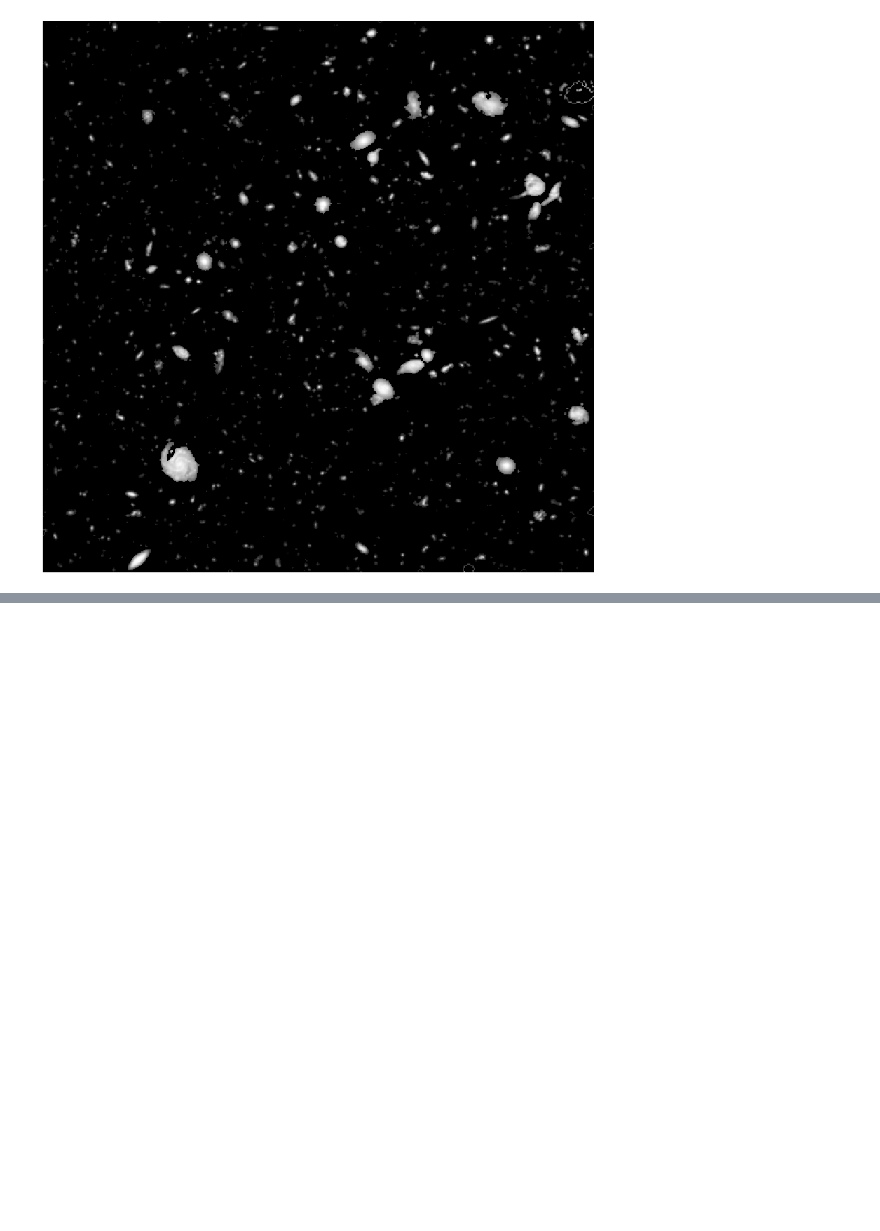
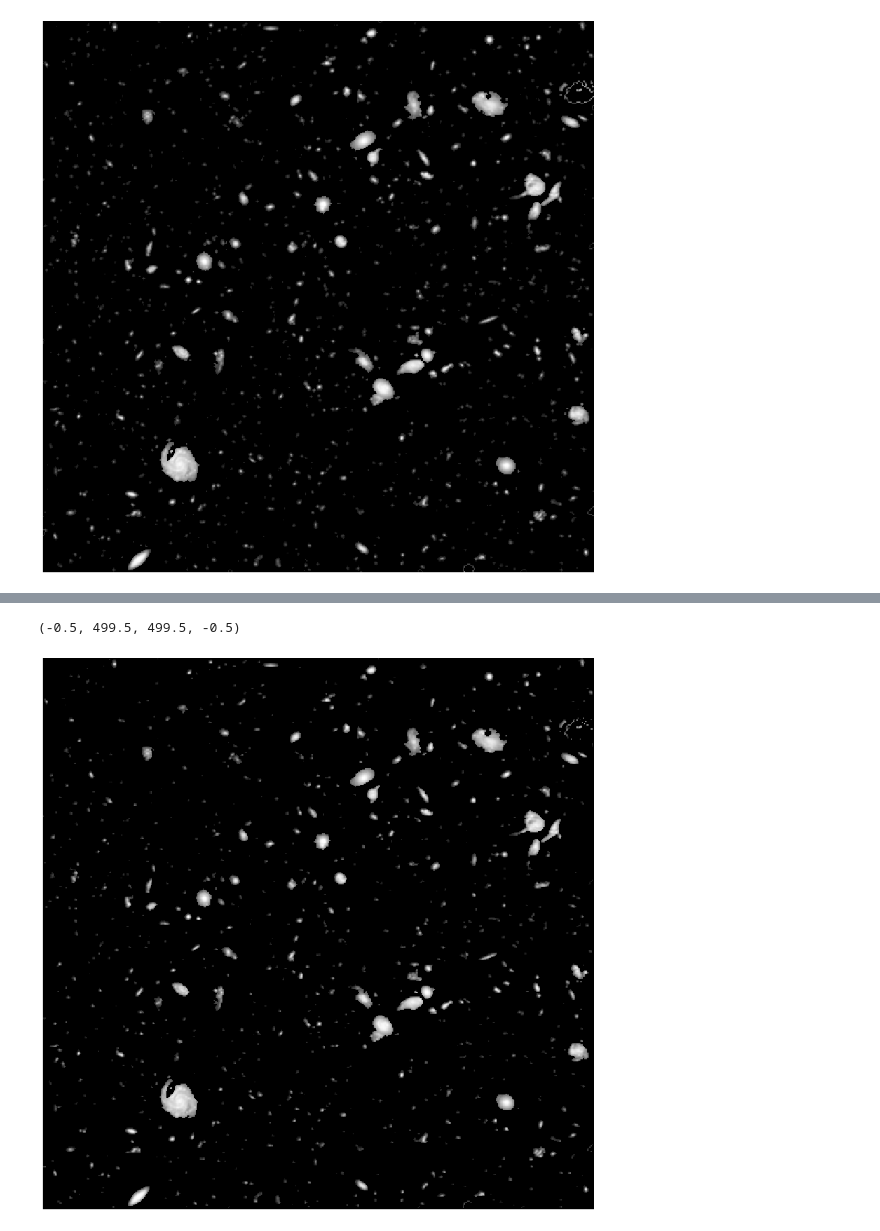
Before and after one commit to ioastorga/s_and_d, a Jupyter notebook: revised_contours.ipynb, the cells around one changed output, grey strips where cells are left out. Drawn from its saved outputs; the diff is of its cells as text; code cells hidden in the pictures; blank space fills up the shorter version.

```diff
--- a/revised_contours.ipynb
+++ b/revised_contours.ipynb
@@ -86,0 +105,10 @@ regions = regionprops(label_img)
+# %%
+clipped_stars_pol = stars_gray
+mask_ipol = ~mask_pol
+clipped_stars_pol[mask_ipol] = 0
+fig_cpol, ax_cpol = plt.subplots()
+ax_cpol.imshow(clipped_stars_pol, cmap=plt.cm.gray)
+plt.axis('off')
+# %% [output]
+(-0.5, 499.5, 499.5, -0.5)
+[figure, added]
```
Also changed, not shown: parts of 13 cells of this notebook.
